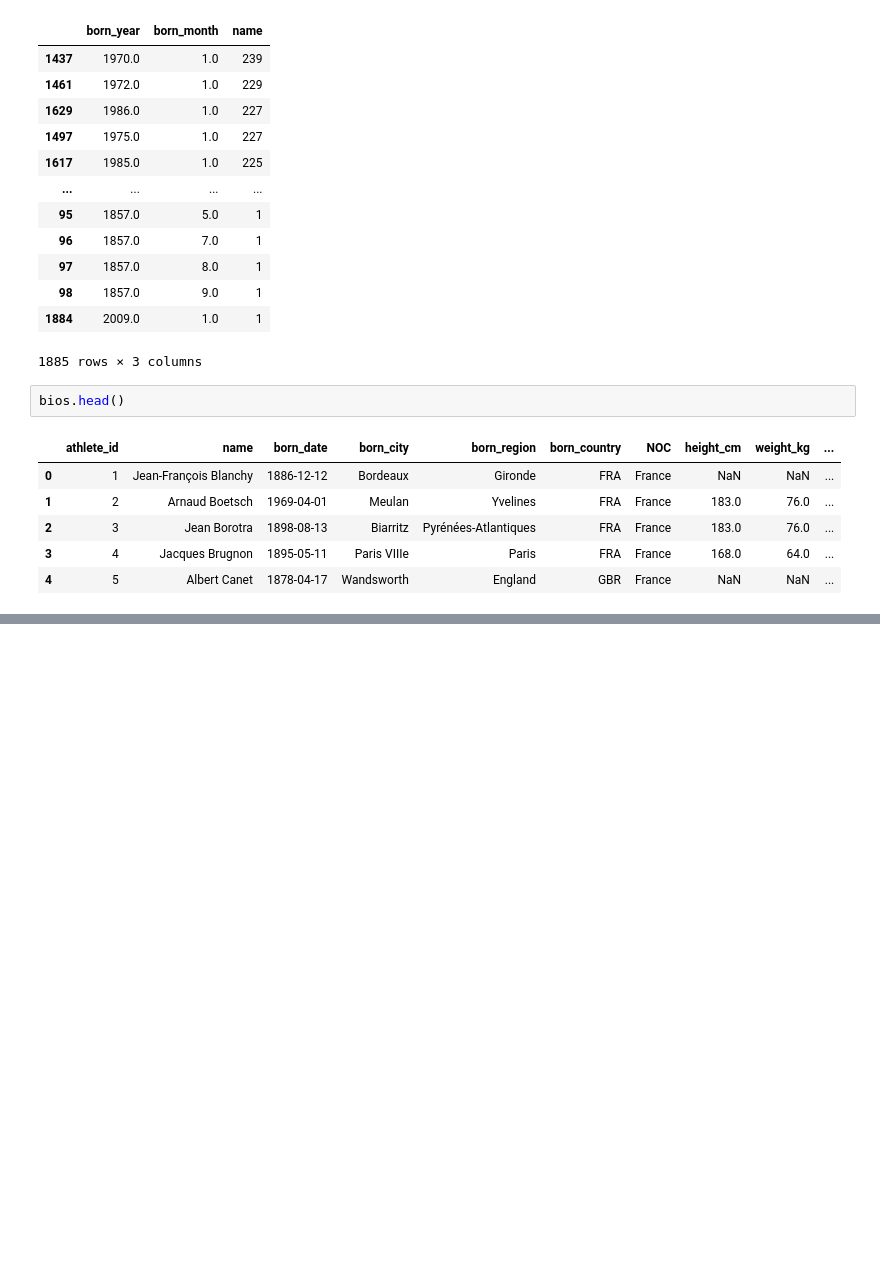
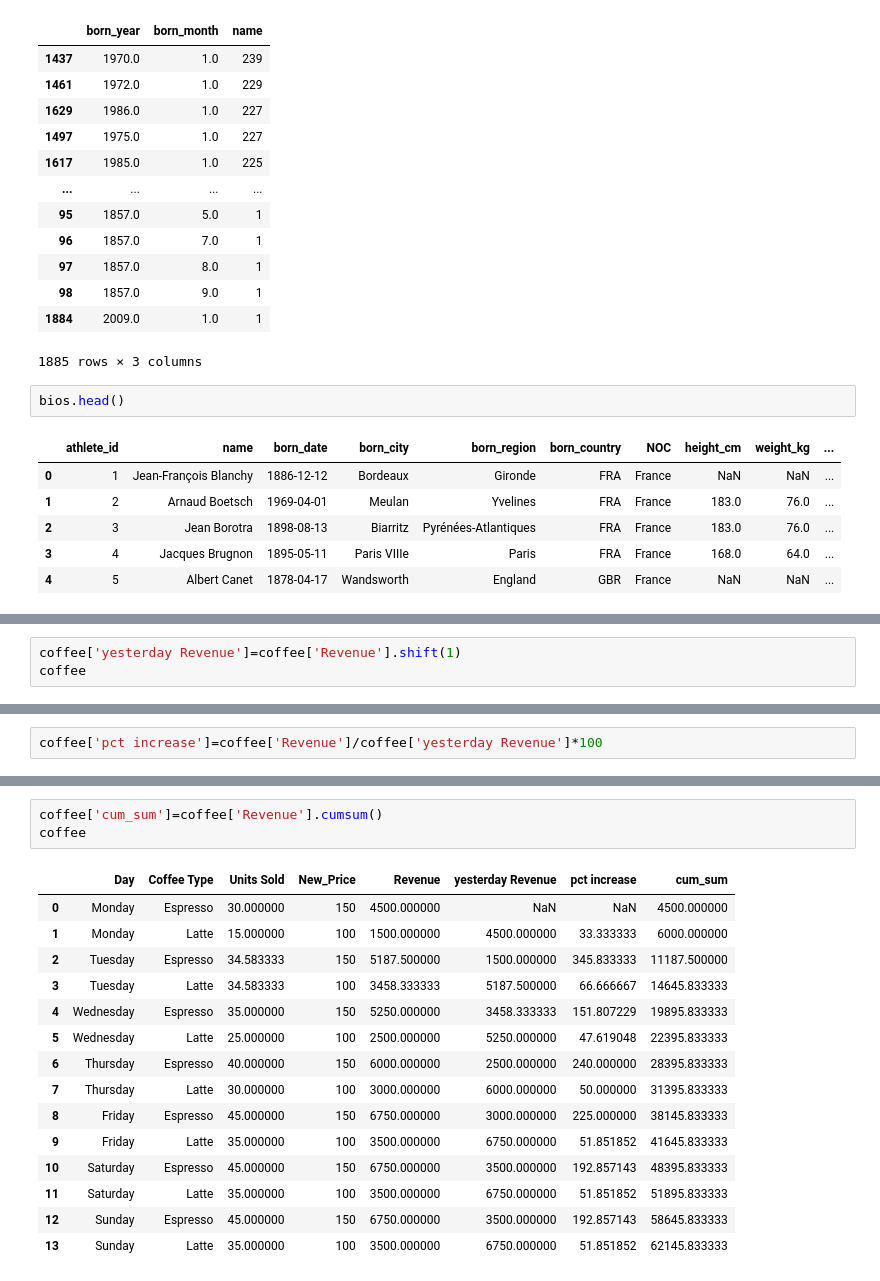
Before and after one commit to Ar3missss/pandas-project, a Jupyter notebook: practise.ipynb, the cells around one changed output, grey strips where cells are left out. Cells and saved outputs as stored; diff of their text form; blank space fills up the shorter version.

```diff
--- a/practise.ipynb
+++ b/practise.ipynb
@@ -579,0 +598,3 @@ bios.head()
+# %%
+coffee['yesterday Revenue']=coffee['Revenue'].shift(1)
+coffee
@@ -579,0 +617,2 @@ bios.head()
+# %%
+coffee['pct increase']=coffee['Revenue']/coffee['yesterday Revenue']*100
@@ -579,0 +670,19 @@ bios.head()
+# %%
+coffee['cum_sum']=coffee['Revenue'].cumsum()
+coffee
+# %% [output]
+|  | Day | Coffee Type | Units Sold | New_Price | Revenue | yesterday Revenue | pct increase | cum_sum |
+| 0 | Monday | Espresso | 30.000000 | 150 | 4500.000000 | NaN | NaN | 4500.000000 |
+| 1 | Monday | Latte | 15.000000 | 100 | 1500.000000 | 4500.000000 | 33.333333 | 6000.000000 |
+| 2 | Tuesday | Espresso | 34.583333 | 150 | 5187.500000 | 1500.000000 | 345.833333 | 11187.500000 |
+| 3 | Tuesday | Latte | 34.583333 | 100 | 3458.333333 | 5187.500000 | 66.666667 | 14645.833333 |
+| 4 | Wednesday | Espresso | 35.000000 | 150 | 5250.000000 | 3458.333333 | 151.807229 | 19895.833333 |
+| 5 | Wednesday | Latte | 25.000000 | 100 | 2500.000000 | 5250.000000 | 47.619048 | 22395.833333 |
+| 6 | Thursday | Espresso | 40.000000 | 150 | 6000.000000 | 2500.000000 | 240.000000 | 28395.833333 |
+| 7 | Thursday | Latte | 30.000000 | 100 | 3000.000000 | 6000.000000 | 50.000000 | 31395.833333 |
+| 8 | Friday | Espresso | 45.000000 | 150 | 6750.000000 | 3000.000000 | 225.000000 | 38145.833333 |
+| 9 | Friday | Latte | 35.000000 | 100 | 3500.000000 | 6750.000000 | 51.851852 | 41645.833333 |
+| 10 | Saturday | Espresso | 45.000000 | 150 | 6750.000000 | 3500.000000 | 192.857143 | 48395.833333 |
+| 11 | Saturday | Latte | 35.000000 | 100 | 3500.000000 | 6750.000000 | 51.851852 | 51895.833333 |
+| 12 | Sunday | Espresso | 45.000000 | 150 | 6750.000000 | 3500.000000 | 192.857143 | 58645.833333 |
+| 13 | Sunday | Latte | 35.000000 | 100 | 3500.000000 | 6750.000000 | 51.851852 | 62145.833333 |
```
Also changed, not shown: parts of 6 cells of this notebook.
